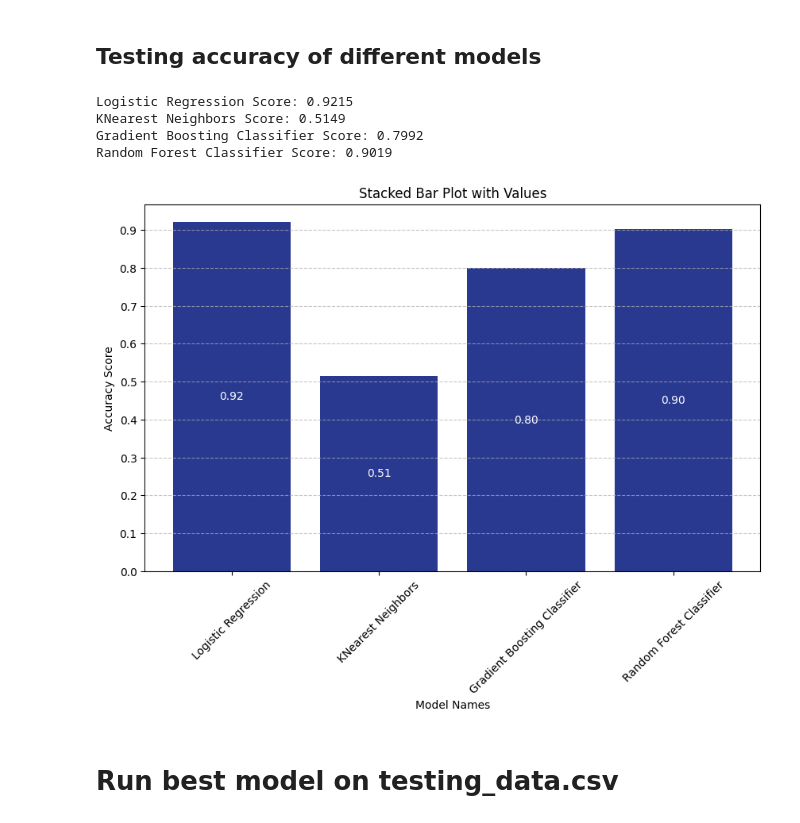
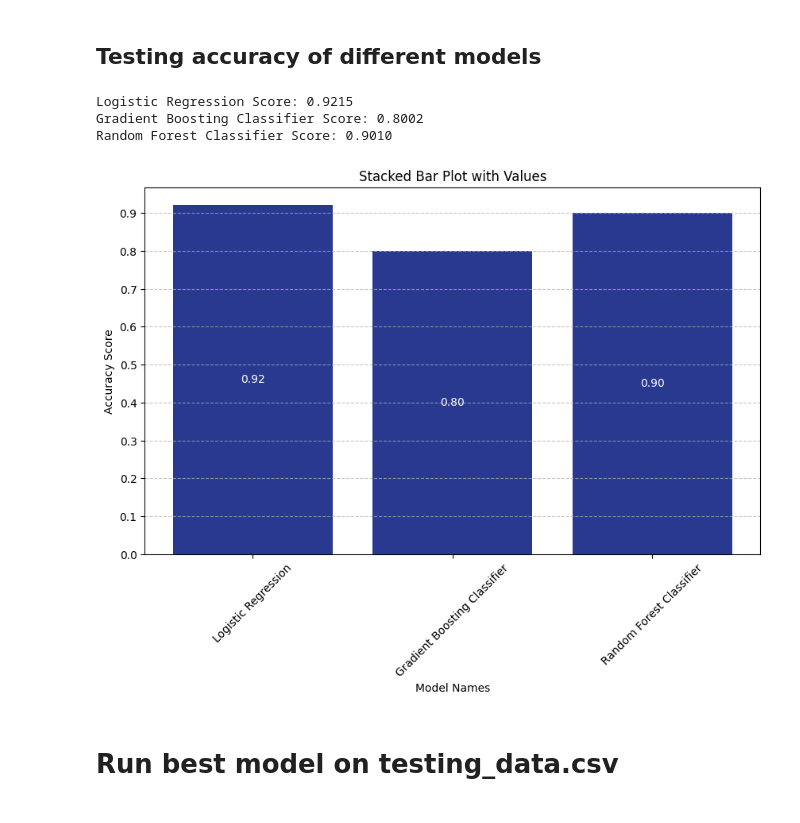
Before and after one commit to Bumbledebee/NLP-Project, a Jupyter notebook: notebook/main.ipynb, the cells around one changed output. Drawn from its saved outputs; the diff is of its cells as text; code cells hidden in the pictures.

```diff
--- a/notebook/main.ipynb
+++ b/notebook/main.ipynb
@@ -302,10 +303,6 @@ X_test_tfidf = vectorizer.transform(X_test)
 # Logistic regression model
 log_reg_score = calculate_models_score(X_train_tfidf, y_train, X_test_tfidf, y_test,
                                        LogisticRegression(max_iter=1000), "Logistic Regression")
-# KNN model
-knn_score = calculate_models_score(X_train_tfidf, y_train, X_test_tfidf, y_test,
-                                       KNeighborsClassifier(n_neighbors=11), "KNearest Neighbors")
-
 # Gradient Boosting Classifier
 gbc_score = calculate_models_score(X_train_tfidf, y_train, X_test_tfidf, y_test,
                                        GradientBoostingClassifier(), "Gradient Boosting Classifier")
@@ -314,36 +311,36 @@ rfc_score = calculate_models_score(X_train_tfidf, y_train, X_test_tfidf, y_test,
                                        RandomForestClassifier(), "Random Forest Classifier")
 # %% [output]
 Logistic Regression Score: 0.9215
-KNearest Neighbors Score: 0.5149
-Gradient Boosting Classifier Score: 0.7992
-Random Forest Classifier Score: 0.9019
+Gradient Boosting Classifier Score: 0.8002
+Random Forest Classifier Score: 0.9010
 # %%
 # Data for the stacked bar plot
-model_name = ['Logistic Regression', 'KNearest Neighbors', 'Gradient Boosting Classifier', 'Random Forest Classifier']
-score = [log_reg_score, knn_score, gbc_score, rfc_score]
+model_name = ['Logistic Regression', 'Gradient Boosting Classifier', 'Random Forest Classifier']
+score = [log_reg_score, gbc_score, rfc_score]
 
 # Create a stacked bar plot
 plt.figure(figsize=(10, 6))
 bars = plt.bar(model_name, score, color='#2a3990')
 
 # Add grid
 plt.grid(axis='y', linestyle='--', alpha=0.7)
 
 # Annotate score in the center of the bars
 for bar in bars:
     height = bar.get_height()
     plt.text(bar.get_x() + bar.get_width() / 2, height / 2, f'{height:.2f}', ha='center', va='center', color='white')
 
 plt.yticks(np.arange(0, max(score), 0.1))
 
 # Add labels and title
 plt.title('Stacked Bar Plot with Values')
 plt.xlabel('Model Names')
 plt.ylabel('Accuracy Score')
 plt.xticks(rotation=45)
+plt.savefig("../images/model_accuracy.png")
 plt.show()
 # %% [output]
-[figure, old version]
+[figure, new version]
 # %% [markdown]
 # Run best model on testing_data.csv
 # %%
```
Also changed, not shown: parts of 3 cells of this notebook, 1 other file.
